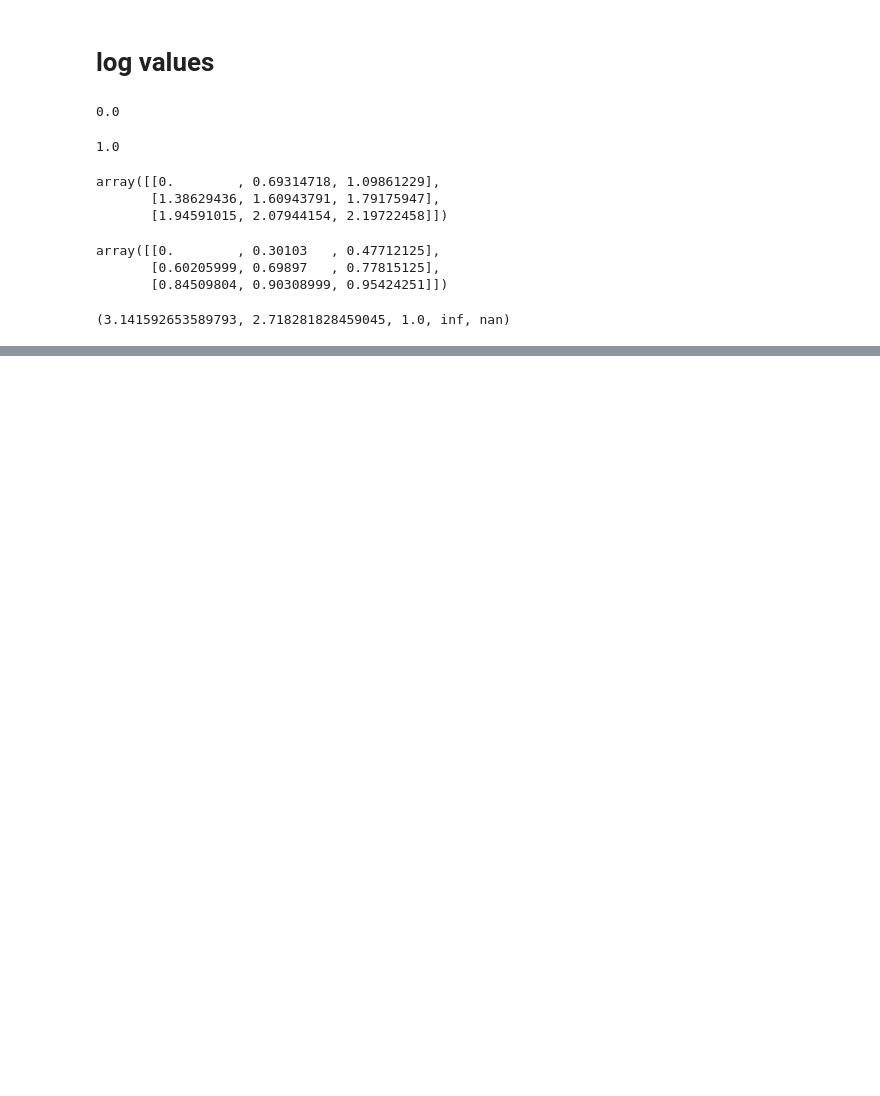
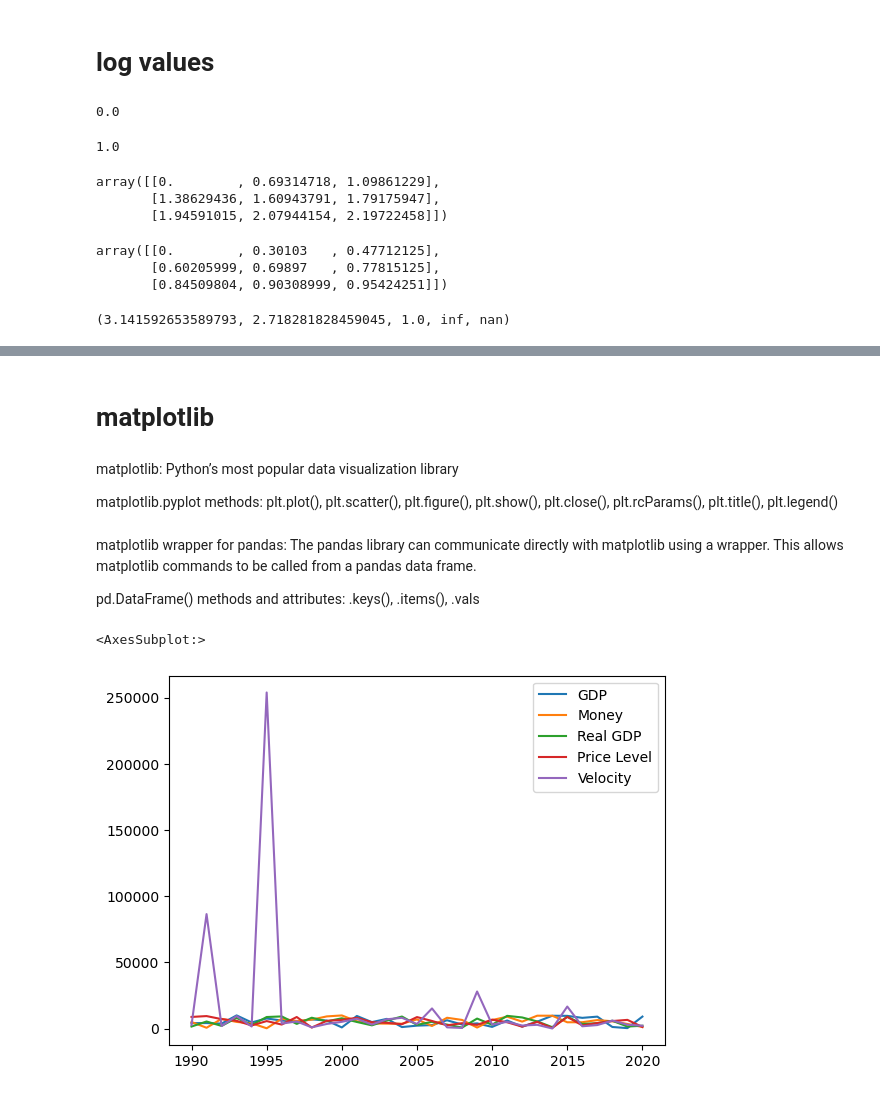
Before and after one commit to audrabuysse/Econ-411, a Jupyter notebook: In Class Projects/In Class Projects/Project 4 - Chapter 3 - Introduction to Numpy, Pandas, and Matplotlib.ipynb, the cells around one changed output, grey strips where cells are left out. Cells and saved outputs as stored; diff of their text form; code cells hidden in the pictures; blank space fills up the shorter version.

```diff
--- a/In Class Projects/In Class Projects/Project 4 - Chapter 3 - Introduction to Numpy, Pandas, and Matplotlib.ipynb
+++ b/In Class Projects/In Class Projects/Project 4 - Chapter 3 - Introduction to Numpy, Pandas, and Matplotlib.ipynb
@@ -272,0 +502,11 @@ pi, e, lne, infinity, null_val
+# %%
+# create artificial data using a for loop:
+
+macro_dict = {"GDP": {},
+             "Money": {},
+             "Real GDP": {},
+             "Price Level": {}}
+for key in macro_dict.keys():
+    for i in range(1990, 2021):
+        macro_dict[key][i] = np.random.random() * 10000
+macro_dict
@@ -272,0 +531,3 @@ pi, e, lne, infinity, null_val
+# %%
+macro_DF = pd.DataFrame(macro_dict)
+macro_DF
@@ -272,0 +572,4 @@ pi, e, lne, infinity, null_val
+# %%
+# create a new variable
+macro_DF["Velocity"] = macro_DF["Price Level"].mul(macro_DF["Real GDP"].div(macro_DF["Money"]))
+macro_DF
@@ -272,0 +594,10 @@ pi, e, lne, infinity, null_val
+# %% [markdown]
+# matplotlib
+# %% [markdown]
+matplotlib: Python’s most popular data visualization library
+
+matplotlib.pyplot methods: plt.plot(), plt.scatter(), plt.figure(), plt.show(), plt.close(), plt.rcParams(), plt.title(), plt.legend()
+# %% [markdown]
+matplotlib wrapper for pandas: The pandas library can communicate directly with matplotlib using a wrapper. This allows matplotlib commands to be called from a pandas data frame.
+
+pd.DataFrame() methods and attributes: .keys(), .items(), .vals
@@ -272,0 +606,5 @@ pi, e, lne, infinity, null_val
+# %%
+macro_DF.plot()
+# %% [output]
+<AxesSubplot:>
+[figure, added]
```
Also changed, not shown: parts of 52 cells of this notebook.
